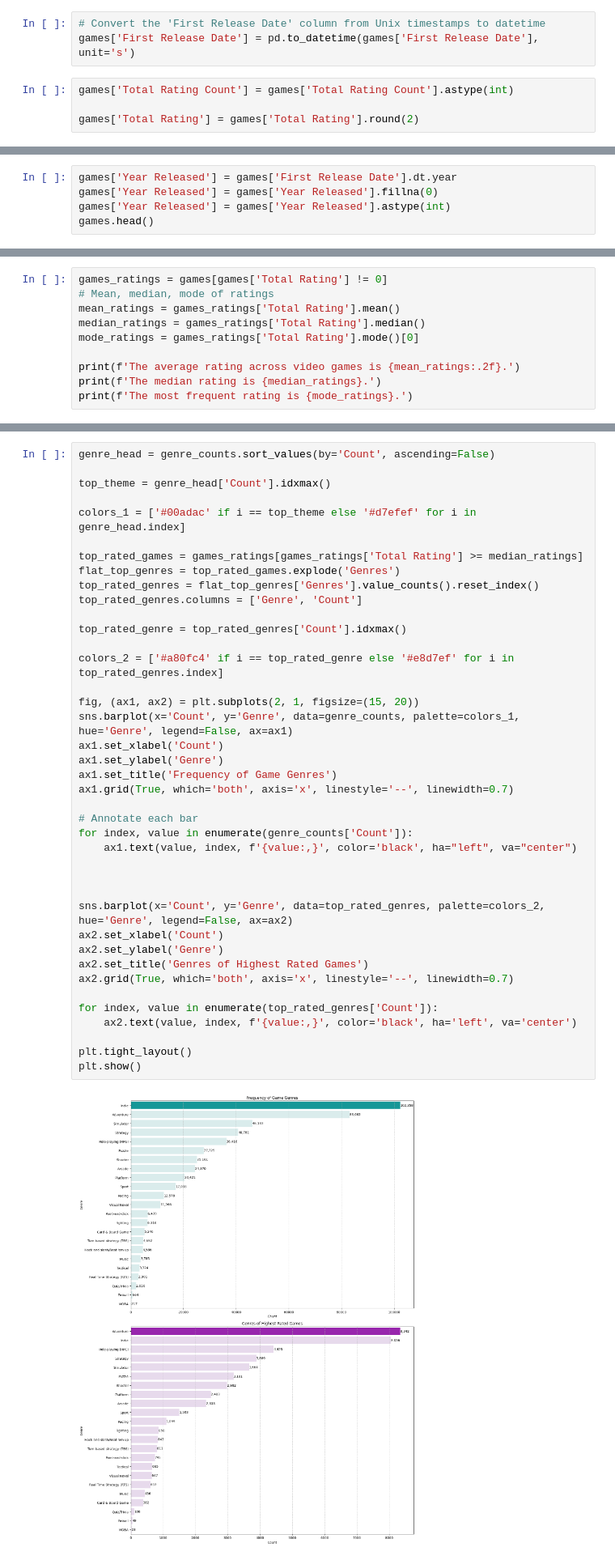
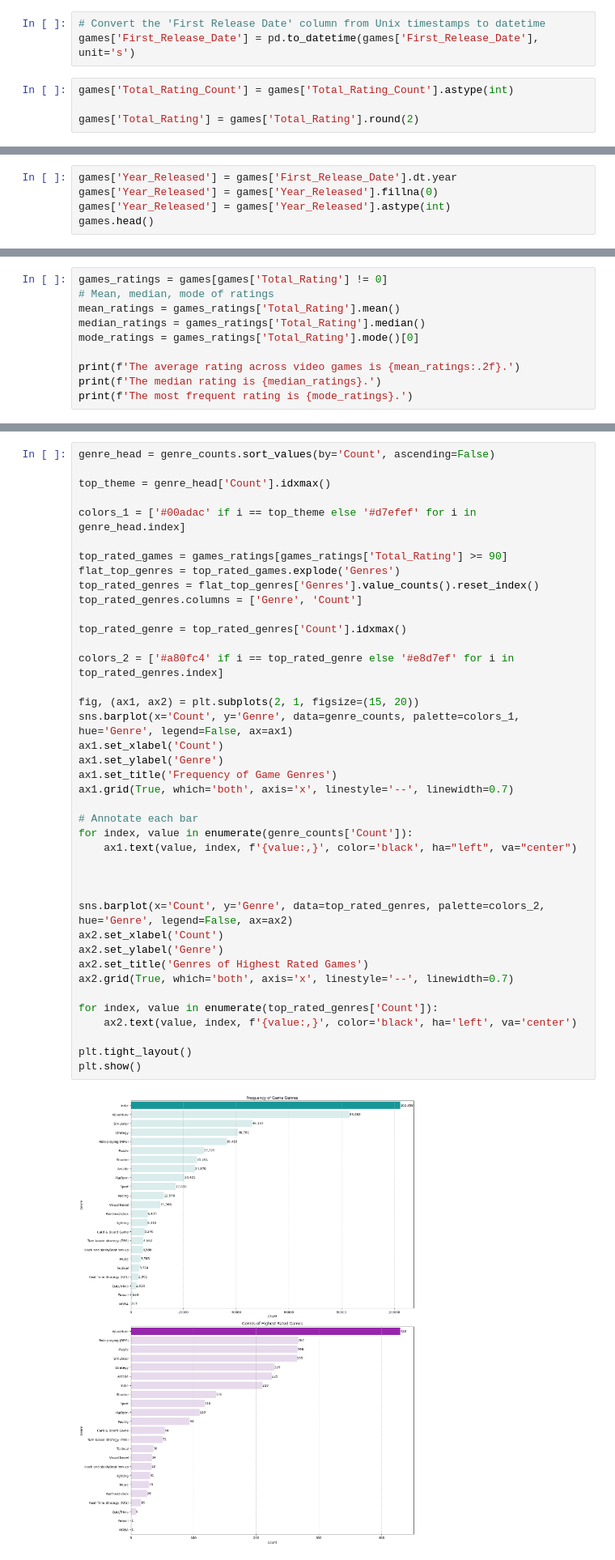
Before and after one commit to jubilbee/Game_Ratings_EDA, a Jupyter notebook: igdb_dataframe.ipynb, the cells around one changed output, grey strips where cells are left out. Shown at 81% size. Saved outputs shown, nothing was run; the diff lists cells and outputs as text.

```diff
--- a/igdb_dataframe.ipynb
+++ b/igdb_dataframe.ipynb
@@ -157,11 +157,11 @@ games.head()
 The column for First Release Date currently isn't very user friendly, so I convert it to datetime for readability.
 # %%
 # Convert the 'First Release Date' column from Unix timestamps to datetime
-games['First Release Date'] = pd.to_datetime(games['First Release Date'], unit='s')
+games['First_Release_Date'] = pd.to_datetime(games['First_Release_Date'], unit='s')
 # %%
-games['Total Rating Count'] = games['Total Rating Count'].astype(int)
+games['Total_Rating_Count'] = games['Total_Rating_Count'].astype(int)
 
-games['Total Rating'] = games['Total Rating'].round(2)
+games['Total_Rating'] = games['Total_Rating'].round(2)
 # %%
 # Define a universal function to map IDs to names
 def map_ids_to_names(df, col_name, id_to_name_dict):
@@ -231,8 +231,8 @@ memory usage: 13.6+ MB
 # %% [markdown]
 Here I want to extract the year from the First Release Date column. I create a new column for the Year Released, fill the null values and convert it to an int datatype.
 # %%
-games['Year Released'] = games['First Release Date'].dt.year
-games['Year Released'] = games['Year Released'].fillna(0)
-games['Year Released'] = games['Year Released'].astype(int)
+games['Year_Released'] = games['First_Release_Date'].dt.year
+games['Year_Released'] = games['Year_Released'].fillna(0)
+games['Year_Released'] = games['Year_Released'].astype(int)
 games.head()
 # %% [output]
@@ -299,9 +299,9 @@ Min Year: 1947, Max Year: 2025
 # %%
-games_ratings = games[games['Total Rating'] != 0]
+games_ratings = games[games['Total_Rating'] != 0]
 # Mean, median, mode of ratings
-mean_ratings = games_ratings['Total Rating'].mean()
-median_ratings = games_ratings['Total Rating'].median()
-mode_ratings = games_ratings['Total Rating'].mode()[0]
+mean_ratings = games_ratings['Total_Rating'].mean()
+median_ratings = games_ratings['Total_Rating'].median()
+mode_ratings = games_ratings['Total_Rating'].mode()[0]
 
 print(f'The average rating across video games is {mean_ratings:.2f}.')
 print(f'The median rating is {median_ratings}.')
@@ -345,41 +345,41 @@ top_theme = genre_head['Count'].idxmax()
 
 colors_1 = ['#00adac' if i == top_theme else '#d7efef' for i in genre_head.index]
 
-top_rated_games = games_ratings[games_ratings['Total Rating'] >= median_ratings]
+top_rated_games = games_ratings[games_ratings['Total_Rating'] >= 90]
 flat_top_genres = top_rated_games.explode('Genres')
 top_rated_genres = flat_top_genres['Genres'].value_counts().reset_index()
 top_rated_genres.columns = ['Genre', 'Count']
 
 top_rated_genre = top_rated_genres['Count'].idxmax()
 
 colors_2 = ['#a80fc4' if i == top_rated_genre else '#e8d7ef' for i in top_rated_genres.index]
 
 fig, (ax1, ax2) = plt.subplots(2, 1, figsize=(15, 20))
 sns.barplot(x='Count', y='Genre', data=genre_counts, palette=colors_1, hue='Genre', legend=False, ax=ax1)
 ax1.set_xlabel('Count')
 ax1.set_ylabel('Genre')
 ax1.set_title('Frequency of Game Genres')
 ax1.grid(True, which='both', axis='x', linestyle='--', linewidth=0.7)
 
 # Annotate each bar
 for index, value in enumerate(genre_counts['Count']):
     ax1.text(value, index, f'{value:,}', color='black', ha="left", va="center")
 
 
 
 sns.barplot(x='Count', y='Genre', data=top_rated_genres, palette=colors_2, hue='Genre', legend=False, ax=ax2)
 ax2.set_xlabel('Count')
 ax2.set_ylabel('Genre')
 ax2.set_title('Genres of Highest Rated Games')
 ax2.grid(True, which='both', axis='x', linestyle='--', linewidth=0.7)
 
 for index, value in enumerate(top_rated_genres['Count']):
     ax2.text(value, index, f'{value:,}', color='black', ha='left', va='center')
 
 plt.tight_layout()
 plt.show()
 # %% [output]
-[figure, old version]
+[figure, new version]
 # %%
 themes_head = themes_counts[themes_counts['Theme'] != 'Unknown']
 themes_head = themes_head.sort_values(by='Count', ascending=False)
```
Also changed, not shown: parts of 30 cells of this notebook.
